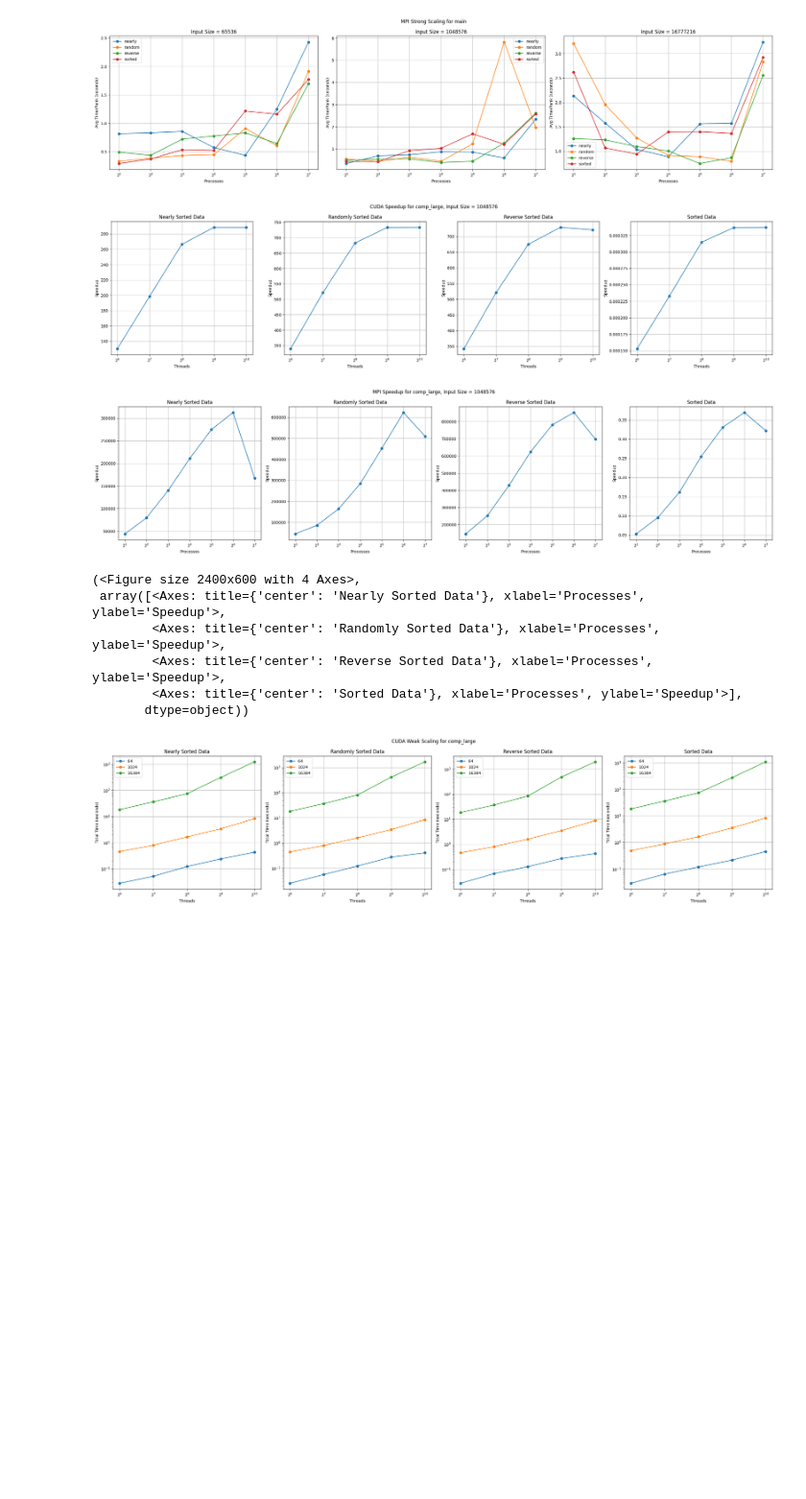
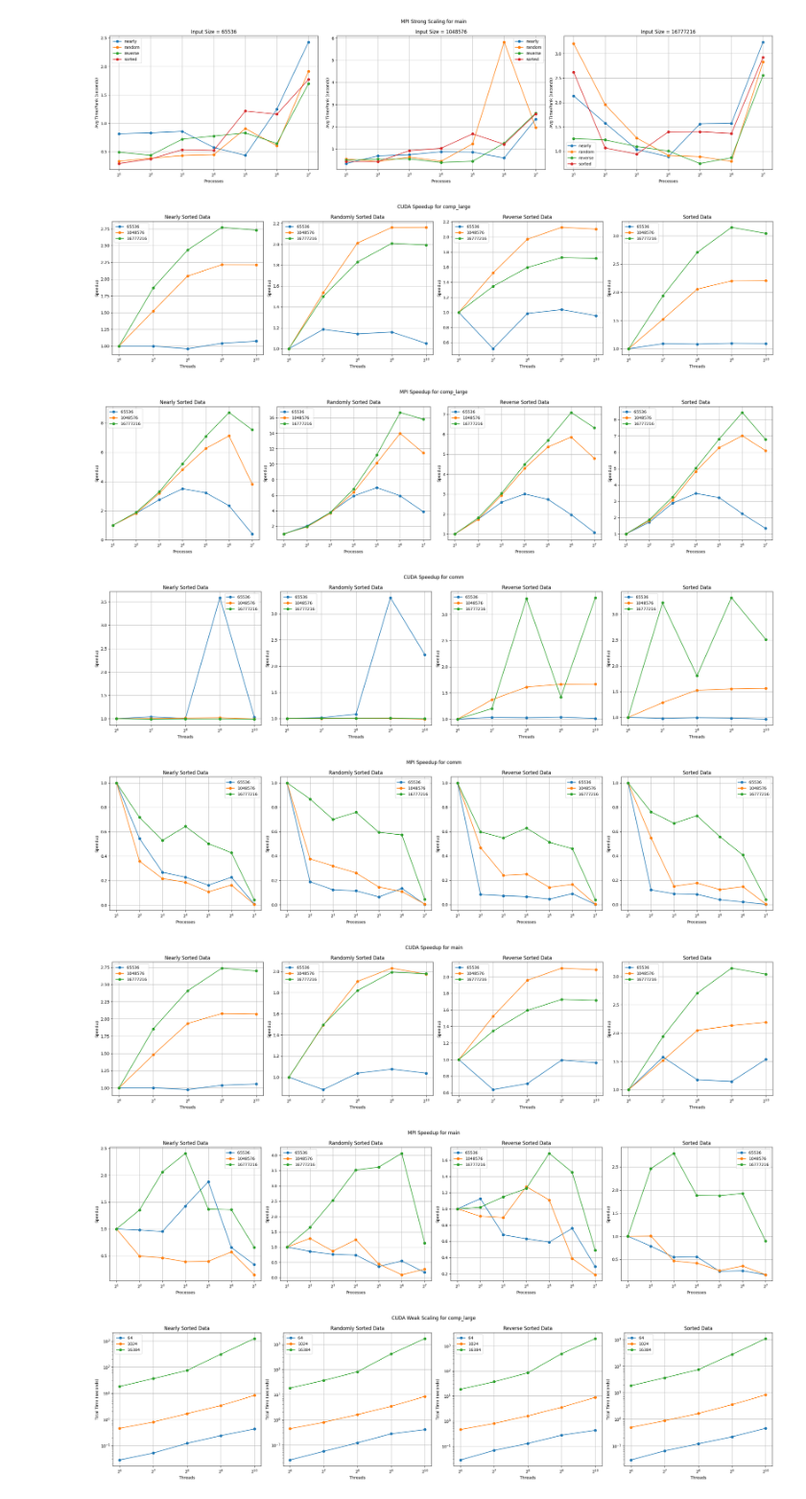
Before and after one commit to ananthk37/ParallelProject, a Jupyter notebook: project-analysis.ipynb, the cells around one changed output. Shown at 96% size. Saved outputs shown, nothing was run; the diff lists cells and outputs as text; code cells hidden in the pictures; blank space fills up the shorter version.

Commit message:
made changes to speedup graph generation

```diff
--- a/project-analysis.ipynb
+++ b/project-analysis.ipynb
@@ -443,13 +390,15 @@ def plot_speedup(speedup, measure, cuda=True):
 
     fig, ax = plt.subplots(1, len(speedup), figsize=(24, 6))
     for i in range(len(speedup)):
-        ax[i].plot(x, speedup[i], marker='o')
+        for speed in speedup[i]:
+            ax[i].plot(x, speed, marker='o')
         ax[i].set_title(f"{inputs[i]} Data")
         ax[i].set_xlabel(xlabel)
         ax[i].set_ylabel("Speedup")
+        ax[i].legend(input_sizes)
         ax[i].grid(True)
         ax[i].set_xscale("log", base=2)
-    plt.suptitle(f"{prefix} Speedup for {measure}, Input Size = 1048576")
+    plt.suptitle(f"{prefix} Speedup for {measure}")
     plt.tight_layout()
     plt.show()
     return fig, ax
@@ -540,29 +489,28 @@ for m in measures:
 [figure]
 # %%
 # speedup
-speedup_cuda_nearly_comp = [ctk_seq.dataframe[1048576]["Total time"]["comp_large"]["nearly"] / ctk_cuda_strong_nearly.dataframe[1048576]["Total time"]["comp_large"][t] for t in threads]
-speedup_cuda_random_comp = [ctk_seq.dataframe[1048576]["Total time"]["comp_large"]["random"] / ctk_cuda_strong_random.dataframe[1048576]["Total time"]["comp_large"][t] for t in threads]
-speedup_cuda_reverse_comp = [ctk_seq.dataframe[1048576]["Total time"]["comp_large"]["reverse"] / ctk_cuda_strong_reverse.dataframe[1048576]["Total time"]["comp_large"][t] for t in threads]
-speedup_cuda_sorted_comp = [ctk_seq.dataframe[1048576]["Total time"]["comp_large"]["sorted"] / ctk_cuda_strong_sorted.dataframe[1048576]["Total time"]["comp_large"][t] for t in threads]
-speedup_cuda_comp = [speedup_cuda_nearly_comp, speedup_cuda_random_comp, speedup_cuda_reverse_comp, speedup_cuda_sorted_comp]
+for m in measures:
+    speedup_cuda_nearly_comp = [[ctk_cuda_strong_nearly.dataframe[s]["Total time"][m][64] / ctk_cuda_strong_nearly.dataframe[s]["Total time"][m][t] for t in threads] for s in input_sizes]
+    speedup_cuda_random_comp = [[ctk_cuda_strong_random.dataframe[s]["Total time"][m][64] / ctk_cuda_strong_random.dataframe[s]["Total time"][m][t] for t in threads] for s in input_sizes]
+    speedup_cuda_reverse_comp = [[ctk_cuda_strong_reverse.dataframe[s]["Total time"][m][64] / ctk_cuda_strong_reverse.dataframe[s]["Total time"][m][t] for t in threads] for s in input_sizes]
+    speedup_cuda_sorted_comp = [[ctk_cuda_strong_sorted.dataframe[s]["Total time"][m][64] / ctk_cuda_strong_sorted.dataframe[s]["Total time"][m][t] for t in threads] for s in input_sizes]
+    speedup_cuda_comp = [speedup_cuda_nearly_comp, speedup_cuda_random_comp, speedup_cuda_reverse_comp, speedup_cuda_sorted_comp]
 
-speedup_mpi_nearly_comp = [ctk_seq.dataframe[1048576]["Total time"]["comp_large"]["nearly"] / ctk_mpi_strong_nearly.dataframe[1048576]["Avg time/rank"]["comp_large"][p] for p in procs]
-speedup_mpi_random_comp = [ctk_seq.dataframe[1048576]["Total time"]["comp_large"]["random"] / ctk_mpi_strong_random.dataframe[1048576]["Avg time/rank"]["comp_large"][p] for p in procs]
-speedup_mpi_reverse_comp = [ctk_seq.dataframe[1048576]["Total time"]["comp_large"]["reverse"] / ctk_mpi_strong_reverse.dataframe[1048576]["Avg time/rank"]["comp_large"][p] for p in procs]
-speedup_mpi_sorted_comp = [ctk_seq.dataframe[1048576]["Total time"]["comp_large"]["sorted"] / ctk_mpi_strong_sorted.dataframe[1048576]["Avg time/rank"]["comp_large"][p] for p in procs]
-speedup_mpi_comp = [speedup_mpi_nearly_comp, speedup_mpi_random_comp, speedup_mpi_reverse_comp, speedup_mpi_sorted_comp]
+    speedup_mpi_nearly_comp = [[ctk_mpi_strong_nearly.dataframe[s]["Avg time/rank"][m][2] / ctk_mpi_strong_nearly.dataframe[s]["Avg time/rank"][m][p] for p in procs] for s in input_sizes]
+    speedup_mpi_random_comp = [[ctk_mpi_strong_random.dataframe[s]["Avg time/rank"][m][2] / ctk_mpi_strong_random.dataframe[s]["Avg time/rank"][m][p] for p in procs] for s in input_sizes]
+    speedup_mpi_reverse_comp = [[ctk_mpi_strong_reverse.dataframe[s]["Avg time/rank"][m][2] / ctk_mpi_strong_reverse.dataframe[s]["Avg time/rank"][m][p] for p in procs] for s in input_sizes]
+    speedup_mpi_sorted_comp = [[ctk_mpi_strong_sorted.dataframe[s]["Avg time/rank"][m][2] / ctk_mpi_strong_sorted.dataframe[s]["Avg time/rank"][m][p] for p in procs] for s in input_sizes]
+    speedup_mpi_comp = [speedup_mpi_nearly_comp, speedup_mpi_random_comp, speedup_mpi_reverse_comp, speedup_mpi_sorted_comp]
 
-plot_speedup(speedup_cuda_comp, "comp_large")
-plot_speedup(speedup_mpi_comp, "comp_large", cuda=False)
+    plot_speedup(speedup_cuda_comp, m)
+    plot_speedup(speedup_mpi_comp, m, cuda=False)
 # %% [output]
-[figure, old version]
+[figure, new version]
-[figure, old version]
+[figure, new version]
-(<Figure size 2400x600 with 4 Axes>,
- array([<Axes: title={'center': 'Nearly Sorted Data'}, xlabel='Processes', ylabel='Speedup'>,
-        <Axes: title={'center': 'Randomly Sorted Data'}, xlabel='Processes', ylabel='Speedup'>,
-        <Axes: title={'center': 'Reverse Sorted Data'}, xlabel='Processes', ylabel='Speedup'>,
-        <Axes: title={'center': 'Sorted Data'}, xlabel='Processes', ylabel='Speedup'>],
-       dtype=object))
+[figure, added]
+[figure, added]
+[figure, added]
+[figure, added]
 # %%
 # weak scaling
 for m in measures:
```
Also changed, not shown: parts of 10 cells of this notebook.
